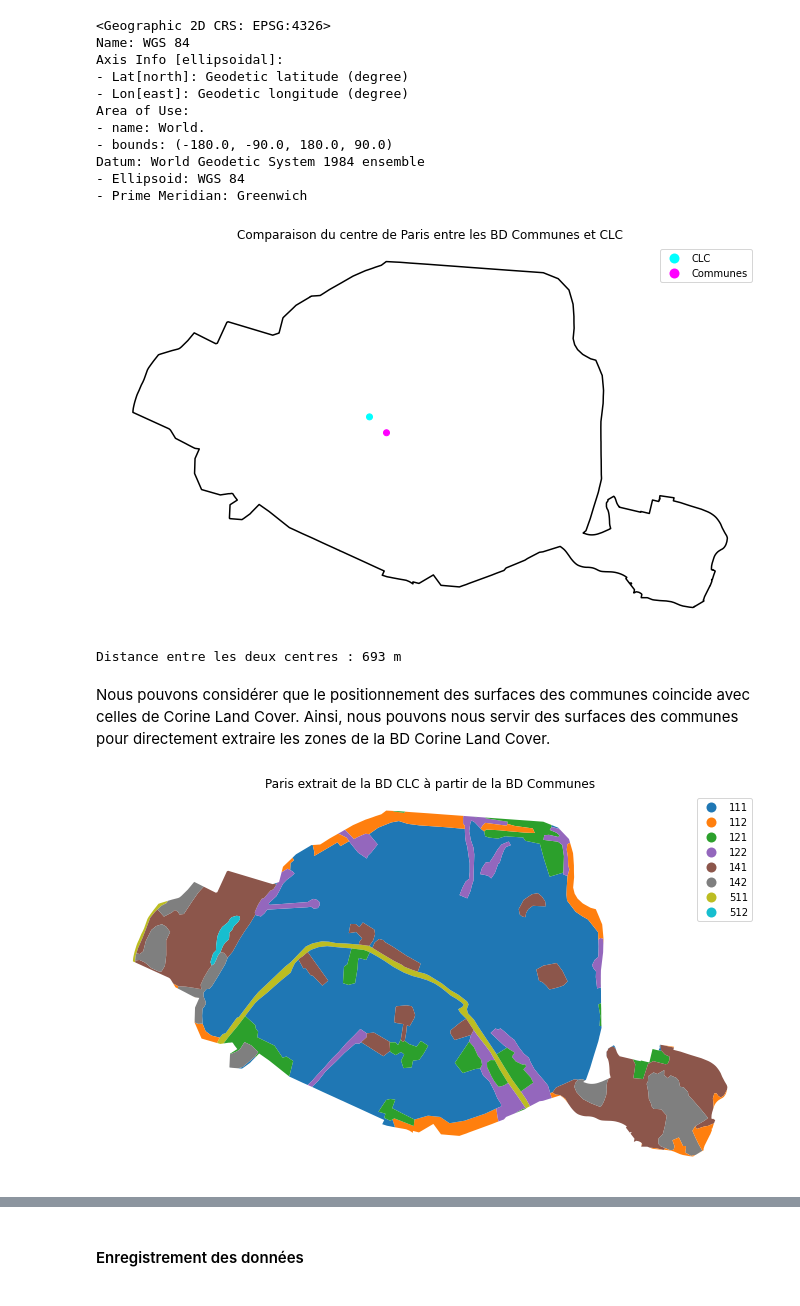
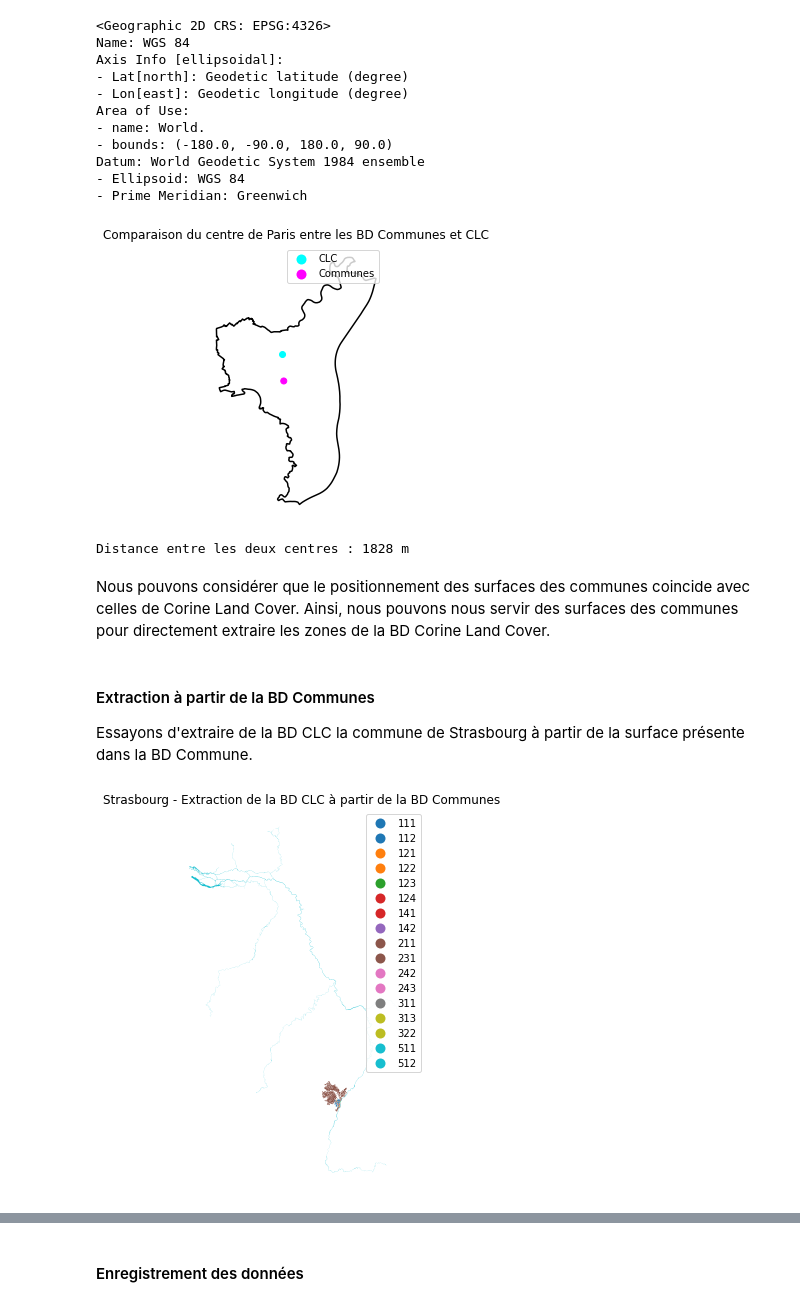
Before and after one commit to massimovenuti/clc-graph-deep-learning, a Jupyter notebook: clc.ipynb, the cells around one changed output, grey strips where cells are left out. Cells and saved outputs as stored; diff of their text form; code cells hidden in the pictures.

Commit message:
amélioration de l'extraction des communes

```diff
--- a/clc.ipynb
+++ b/clc.ipynb
@@ -964,21 +957,21 @@ Datum: World Geodetic System 1984 ensemble
 - Ellipsoid: WGS 84
 - Prime Meridian: Greenwich
 # %%
-paris_communes = communes_gdf[communes_gdf['nom'] == 'Paris'].to_crs(epsg=3035)
-paris_loc = gpd.tools.geocode("Paris, France").to_crs(epsg=3035)
+strasbourg_communes = communes_gdf[communes_gdf['nom'] == 'Strasbourg'].to_crs(epsg=3035)
+strasbourg_loc = gpd.tools.geocode("Strasbourg, France").to_crs(epsg=3035)
 
-f,ax=plt.subplots(figsize=(14,7))
-paris_communes.boundary.plot(ax=ax, color="black")
-points_gdf = gpd.GeoDataFrame({"class":["Communes","CLC"], "geometry":[paris_communes.representative_point().iloc[0], paris_loc.iloc[0].geometry]})
+f,ax=plt.subplots(figsize=(10,5))
+strasbourg_communes.boundary.plot(ax=ax, color="black")
+points_gdf = gpd.GeoDataFrame({"class":["Communes","CLC"], "geometry":[strasbourg_communes.representative_point().iloc[0], strasbourg_loc.iloc[0].geometry]})
 points_gdf.plot("class", legend=True, ax=ax, cmap='cool')
 ax.set_axis_off()
 plt.title("Comparaison du centre de Paris entre les BD Communes et CLC")
 plt.show()
 
-d = paris_communes.representative_point().distance(paris_loc.iloc[0].geometry).iloc[0]
+d = strasbourg_communes.representative_point().distance(strasbourg_loc.iloc[0].geometry).iloc[0]
 print(f"Distance entre les deux centres : {int(d)} m")
 # %% [output]
-[figure, old version]
+[figure, new version]
-Distance entre les deux centres : 693 m
+Distance entre les deux centres : 1828 m
 # %% [markdown]
 Nous pouvons considérer que le positionnement des surfaces des communes coincide avec celles de Corine Land Cover. Ainsi, nous pouvons nous servir des surfaces des communes pour directement extraire les zones de la BD Corine Land Cover.
@@ -985,13 +980,16 @@ Nous pouvons considérer que le positionnement des surfaces des communes coincid
+# %% [markdown]
+#### Extraction à partir de la BD Communes
+
+Essayons d'extraire de la BD CLC la commune de Strasbourg à partir de la surface présente dans la BD Commune.
 # %%
 clc_path = "data/raw_data/clc/u2018_clc2018_v2020_20u1_geoPackage/DATA/U2018_CLC2018_V2020_20u1.gpkg"
 # %%
-paris_clc = gpd.read_file(clc_path, mask=paris_communes)
-paris_clc["geometry"] = paris_clc.intersection(paris_communes.iloc[0]["geometry"])
+strasbourg_clc = gpd.read_file(clc_path, mask=strasbourg_communes)
 
 f,ax=plt.subplots(figsize=(14,7))
-paris_clc.plot("Code_18", legend=True, ax=ax)
+strasbourg_clc.plot("Code_18", legend=True, ax=ax)
 ax.set_axis_off()
-plt.title("Paris extrait de la BD CLC à partir de la BD Communes")
+plt.title("Strasbourg - Extraction de la BD CLC à partir de la BD Communes")
 plt.show()
 # %% [output]
-[figure, old version]
+[figure, new version]
```
Also changed, not shown: parts of 30 cells of this notebook, 5 other files.
